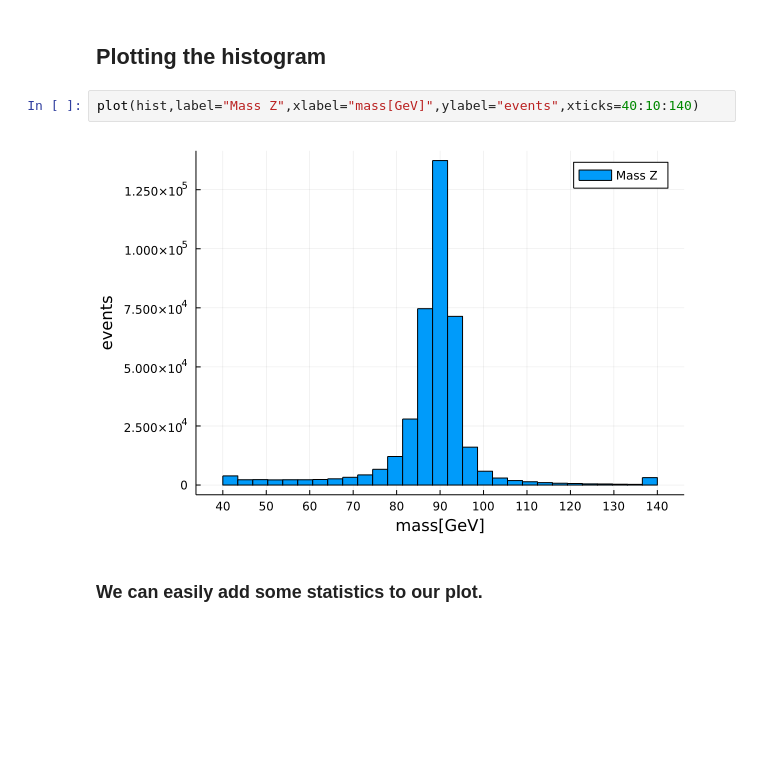
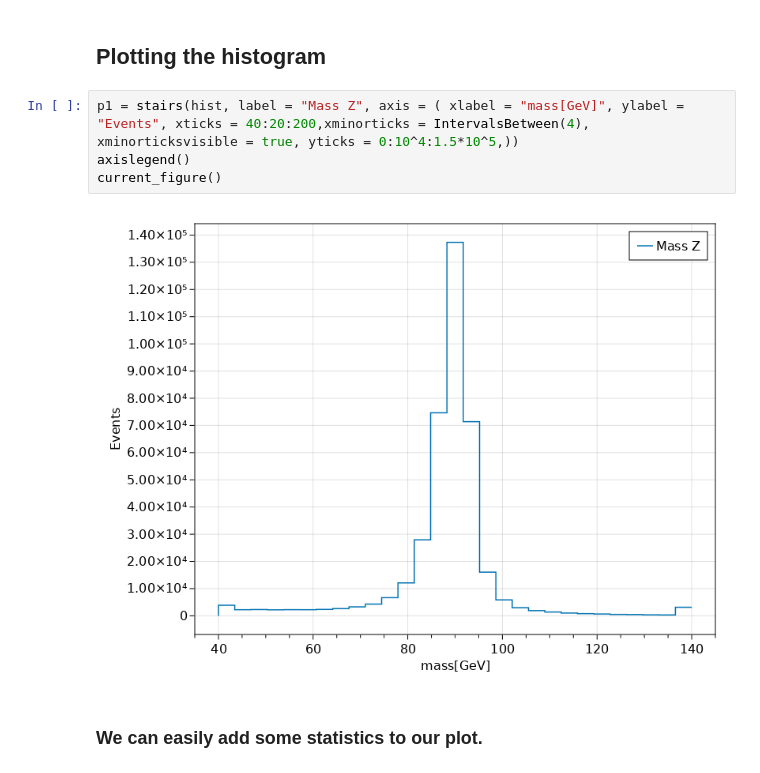
Before and after one commit to Momox357/Atas-OpenData-Notebooks-Julia, a Jupyter notebook: 8-TeV examples/Julia-ATLAS_OpenData_8-TeV_cpp_invariant_mass_reconstruction_using_TLorentz_vectors.ipynb, the cells around one changed output. Cells and saved outputs as stored; diff of their text form; blank space fills up the shorter version.

Commit message:
Replaced Plots with CairoMakie, removed TLE func

```diff
--- a/8-TeV examples/Julia-ATLAS_OpenData_8-TeV_cpp_invariant_mass_reconstruction_using_TLorentz_vectors.ipynb
+++ b/8-TeV examples/Julia-ATLAS_OpenData_8-TeV_cpp_invariant_mass_reconstruction_using_TLorentz_vectors.ipynb
@@ -133,8 +123,10 @@ total count: 393041.0
 # %% [markdown]
 ## Plotting the histogram
 # %%
-plot(hist,label="Mass Z",xlabel="mass[GeV]",ylabel="events",xticks=40:10:140)
+p1 = stairs(hist, label = "Mass Z", axis = ( xlabel = "mass[GeV]", ylabel = "Events", xticks = 40:20:200,xminorticks = IntervalsBetween(4), xminorticksvisible = true, yticks = 0:10^4:1.5*10^5,))
+axislegend()
+current_figure()
 # %% [output]
-[figure, old version]
+[figure, new version]
 # %% [markdown]
 ### We can easily add some statistics to our plot.
```
Also changed, not shown: parts of 7 cells of this notebook, 1 other file.
